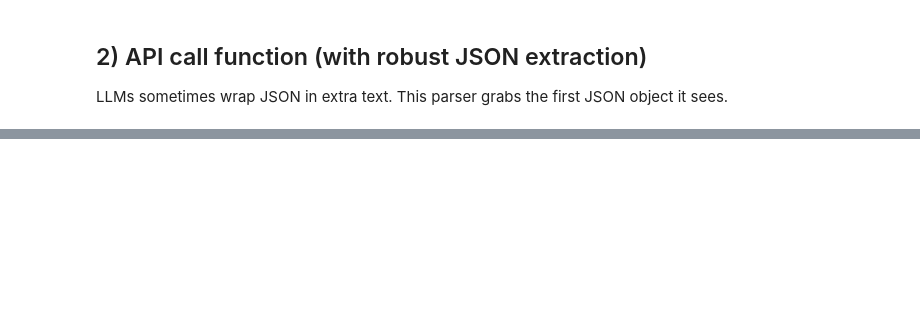
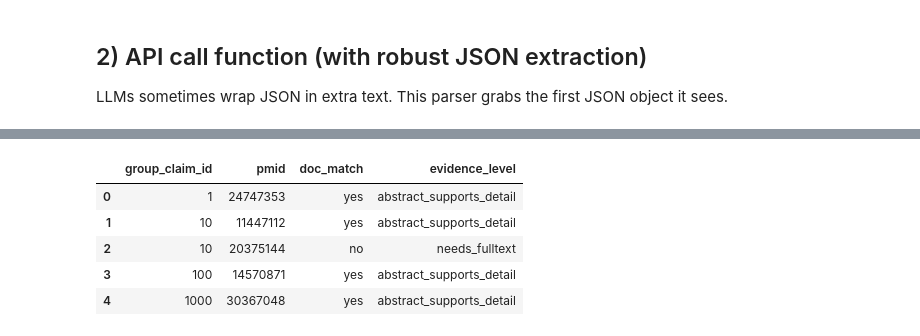
Before and after one commit to fulaibaowang/dictycite, a Jupyter notebook: notebooks/goldset_llama.ipynb, the cells around one changed output, grey strips where cells are left out. Drawn from its saved outputs; the diff is of its cells as text; code cells hidden in the pictures; blank space fills up the shorter version.

```diff
--- a/notebooks/goldset_llama.ipynb
+++ b/notebooks/goldset_llama.ipynb
@@ -401,0 +433,31 @@ evidence_level disagreements: 336
+# %%
+# --- Table 2: fully agreed subset (both dimensions) ---
+mask_full = (doc_match_agreement.astype(bool) & evidence_agreement.astype(bool))
+
+full_agreement_table = merged.loc[mask_full, ["group_claim_id","pmid"]].copy()
+
+# pick a representative label for doc_match:
+# if any yes -> yes, else if any no -> no, else unclear
+full_agreement_table["doc_match"] = (
+    merged.loc[mask_full, ["doc_match_1","doc_match_2","doc_match_3"]]
+    .apply(lambda r: "yes" if (r=="yes").any() else ("no" if (r=="no").any() else "unclear"), axis=1)
+)
+
+# pick a representative evidence label:
+# if any supports_detail -> detail, elif any supports_core -> core, else needs_fulltext
+full_agreement_table["evidence_level"] = (
+    merged.loc[mask_full, ["evidence_1","evidence_2","evidence_3"]]
+    .apply(lambda r: "abstract_supports_detail" if (r=="abstract_supports_detail").any()
+                   else ("abstract_supports_core" if (r=="abstract_supports_core").any()
+                         else "needs_fulltext"),
+           axis=1)
+)
+# %%
+full_agreement_table.head()
+# %% [output]
+|  | group_claim_id | pmid | doc_match | evidence_level |
+| 0 | 1 | 24747353 | yes | abstract_supports_detail |
+| 1 | 10 | 11447112 | yes | abstract_supports_detail |
+| 2 | 10 | 20375144 | no | needs_fulltext |
+| 3 | 100 | 14570871 | yes | abstract_supports_detail |
+| 4 | 1000 | 30367048 | yes | abstract_supports_detail |
```
Also changed, not shown: parts of 23 cells of this notebook, 3 other files.
